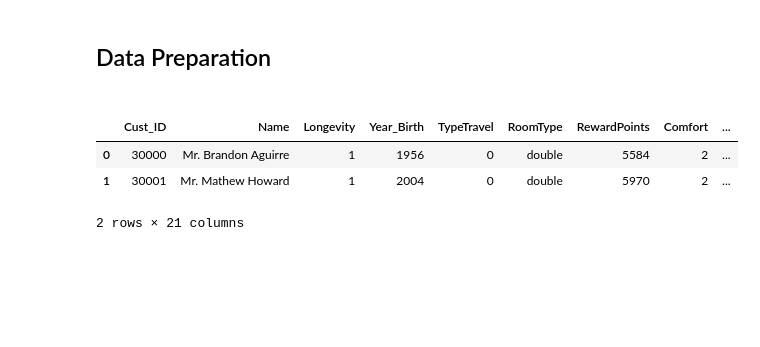
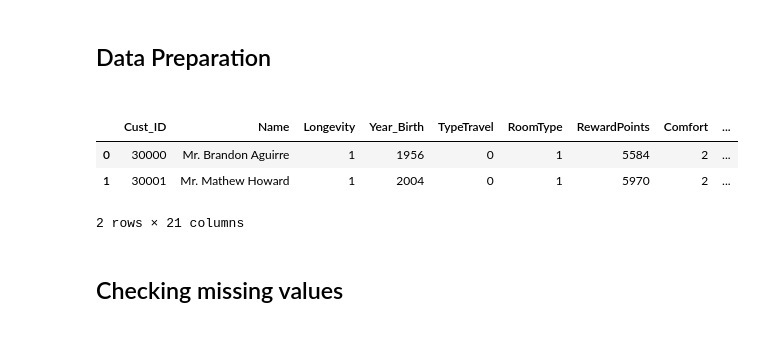
Before and after one commit to Leon209/Project_1-Supervised-Model, a Jupyter notebook: Project 1.ipynb, the cells around one changed output. Cells and saved outputs as stored; diff of their text form; code cells hidden in the pictures; blank space fills up the shorter version.

Commit message:
scaling for test

```diff
--- a/Project 1.ipynb
+++ b/Project 1.ipynb
@@ -467,19 +467,25 @@ X_validate.head()
 # %%
 #get the test data
 filename2 = 'test.csv'
 file_path2 = Path(filename2)
 t = pd.read_csv(file_path2, delimiter=";")
 test = t.copy()
 #Longevity
 test['Longevity'].replace(to_replace = 'yes',value = 1, inplace = True)
 test['Longevity'].replace(to_replace = 'y',value = 1, inplace = True)
 test['Longevity'].replace(to_replace = 'no',value = 0, inplace = True)
 #TypeTravel
 test['TypeTravel'].replace(to_replace = 'business',value = 1, inplace = True)
 test['TypeTravel'].replace(to_replace = 'leisure',value = 0, inplace = True)
+#RoomType
+test['RoomType'].replace(to_replace = 'suite',value = 2, inplace = True)
+test['RoomType'].replace(to_replace = 'double',value = 1, inplace = True)
+test['RoomType'].replace(to_replace = 'single',value = 0, inplace = True)
 test.head(2)
 # %% [output]
 |  | Cust_ID | Name | Longevity | Year_Birth | TypeTravel | RoomType | RewardPoints | Comfort | ... |
-| 0 | 30000 | Mr. Brandon Aguirre | 1 | 1956 | 0 | double | 5584 | 2 | ... |
-| 1 | 30001 | Mr. Mathew Howard | 1 | 2004 | 0 | double | 5970 | 2 | ... |
+| 0 | 30000 | Mr. Brandon Aguirre | 1 | 1956 | 0 | 1 | 5584 | 2 | ... |
+| 1 | 30001 | Mr. Mathew Howard | 1 | 2004 | 0 | 1 | 5970 | 2 | ... |
 2 rows × 21 columns
+# %% [markdown]
+<h2>Checking missing values<h2>
```
Also changed, not shown: parts of 10 cells of this notebook.
